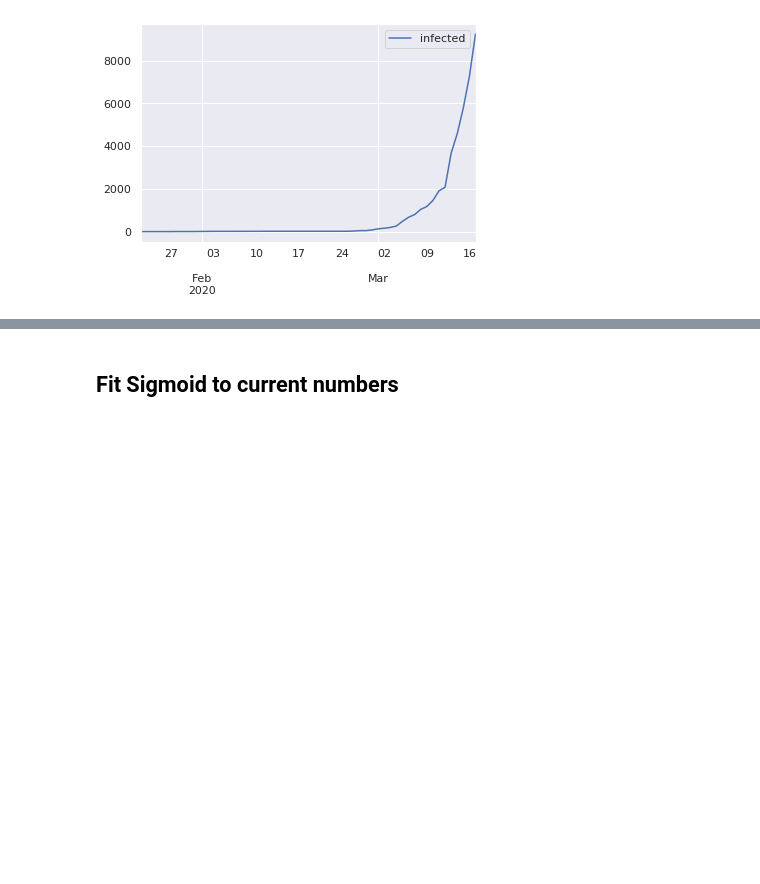
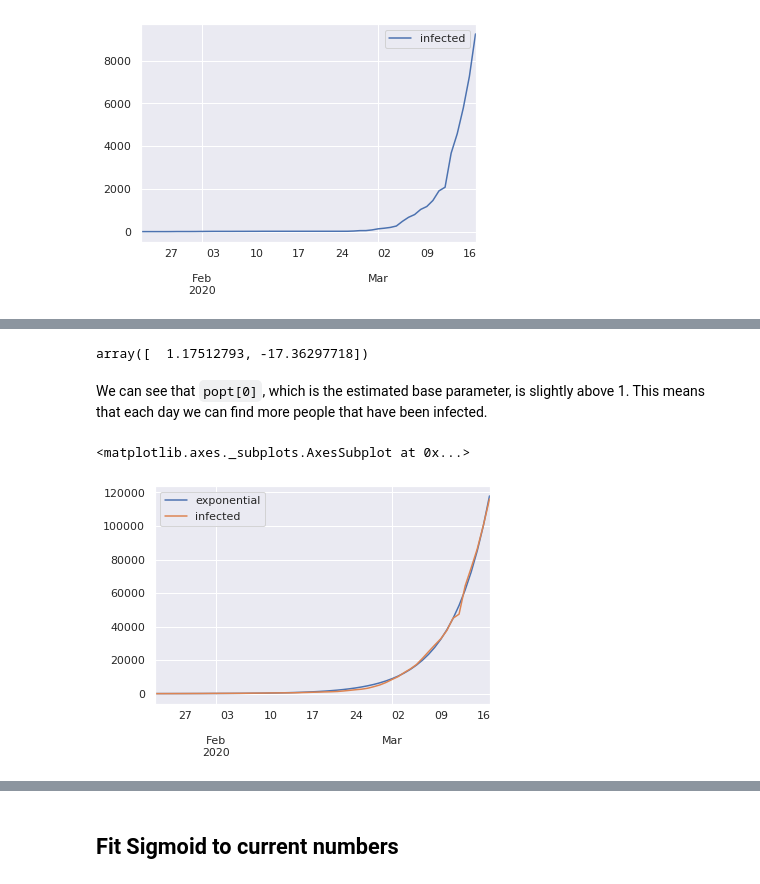
Before and after one commit to thomasniebler/covid, a Jupyter notebook: corona_fit.ipynb, the cells around one changed output, grey strips where cells are left out. Saved outputs shown, nothing was run; the diff lists cells and outputs as text; code cells hidden in the pictures; blank space fills up the shorter version.

```diff
--- a/corona_fit.ipynb
+++ b/corona_fit.ipynb
@@ -25,7 +18,7 @@ covid_data = pd.read_csv("corona_2020_03_18.csv", header=0)
 covid_nonchina = covid_data[covid_data["Country/Region"] != "China"]
 
 total_numbers = [covid_nonchina[date_col].sum() for date_col in covid_nonchina.columns[4:]]
-xx = list(range(len(total_numbers)))
+total_numbers_index = list(range(len(total_numbers)))
 dates = pd.to_datetime(covid_nonchina.columns[4:])
 
 total_numbers_df = pd.DataFrame(data=total_numbers, columns=["infected"], index=dates)
@@ -56,0 +60,16 @@ total_numbers_germany_df.plot()
+# %%
+popt_exp, pcov = curve_fit(f=exp, xdata=total_numbers_index, ydata=total_numbers, p0=(3.5, -27))
+
+popt_exp
+# %% [output]
+array([  1.17512793, -17.36297718])
+# %% [markdown]
+We can see that `popt[0]`, which is the estimated base parameter, is slightly above 1.
+This means that each day we can find more people that have been infected.
+# %%
+exponential_fit = pd.DataFrame(data=exp(total_numbers_index, *popt_exp), index=total_numbers_df.index, columns=["exponential"])
+
+exponential_fit.join(total_numbers_df).plot()
+# %% [output]
+<matplotlib.axes._subplots.AxesSubplot at 0x...>
+[figure, added]
```
Also changed, not shown: parts of 34 cells of this notebook.
